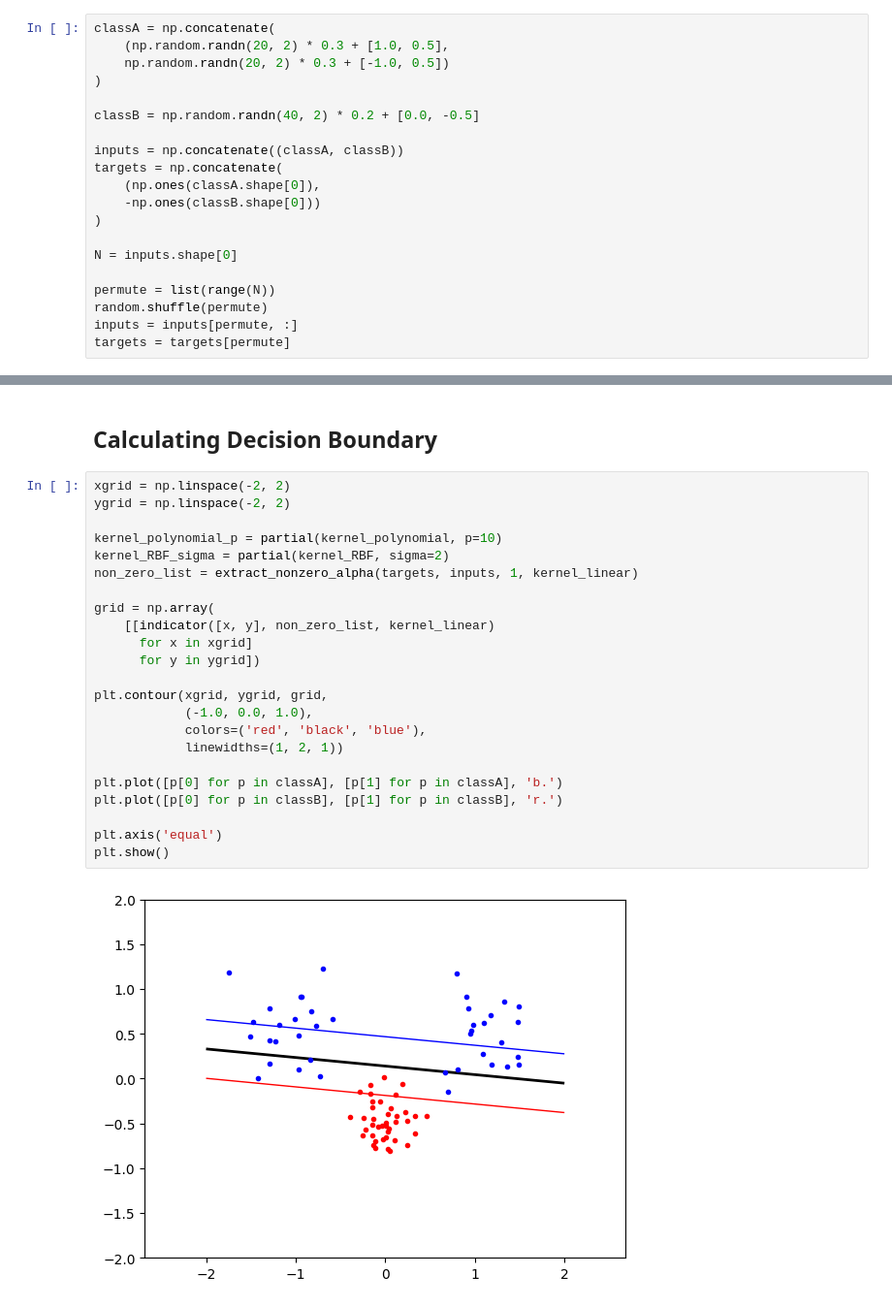
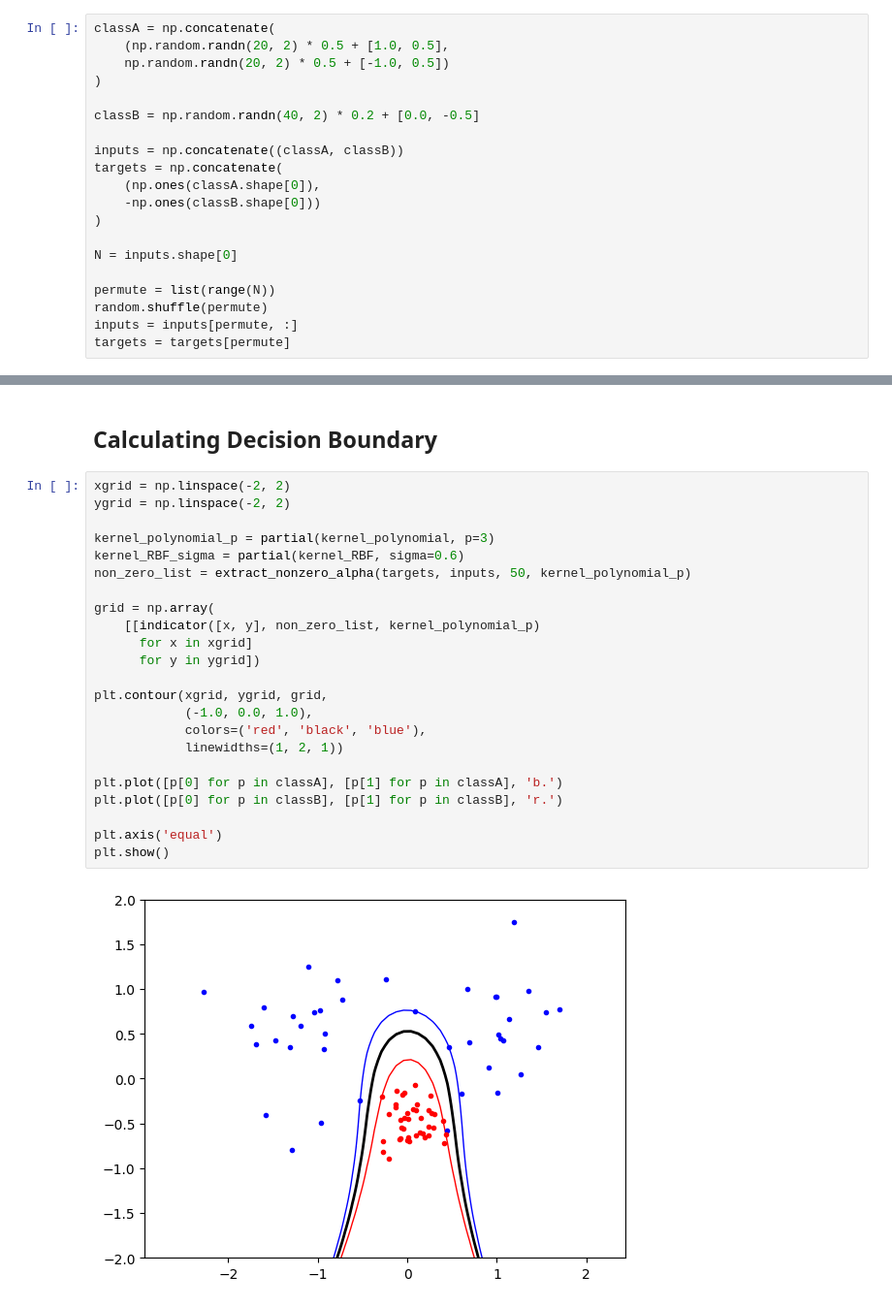
Before and after one commit to tsukimidaifuku/kth_machine_learning, a Jupyter notebook: Lab2/python/assignment.ipynb, the cells around one changed output, grey strips where cells are left out. Shown: that part at 97% size. Saved outputs shown, nothing was run; the diff lists cells and outputs as text.

```diff
--- a/Lab2/python/assignment.ipynb
+++ b/Lab2/python/assignment.ipynb
@@ -89,8 +89,8 @@ def indicator(x_data, non_zero_list, kernel):
 # np.random.seed(42)
 # %%
 classA = np.concatenate(
-    (np.random.randn(20, 2) * 0.3 + [1.0, 0.5],
-    np.random.randn(20, 2) * 0.3 + [-1.0, 0.5])
+    (np.random.randn(20, 2) * 0.5 + [1.0, 0.5],
+    np.random.randn(20, 2) * 0.5 + [-1.0, 0.5])
 )
 
 classB = np.random.randn(40, 2) * 0.2 + [0.0, -0.5]
@@ -145,25 +145,25 @@ array([[ 1.39481458, -0.12001188],
 # %%
 xgrid = np.linspace(-2, 2)
 ygrid = np.linspace(-2, 2)
 
-kernel_polynomial_p = partial(kernel_polynomial, p=10)
-kernel_RBF_sigma = partial(kernel_RBF, sigma=2)
-non_zero_list = extract_nonzero_alpha(targets, inputs, 1, kernel_linear)
+kernel_polynomial_p = partial(kernel_polynomial, p=3)
+kernel_RBF_sigma = partial(kernel_RBF, sigma=0.6)
+non_zero_list = extract_nonzero_alpha(targets, inputs, 50, kernel_polynomial_p)
 
 grid = np.array(
-    [[indicator([x, y], non_zero_list, kernel_linear)
+    [[indicator([x, y], non_zero_list, kernel_polynomial_p)
       for x in xgrid]
       for y in ygrid])
 
 plt.contour(xgrid, ygrid, grid,
             (-1.0, 0.0, 1.0),
             colors=('red', 'black', 'blue'),
             linewidths=(1, 2, 1))
 
 plt.plot([p[0] for p in classA], [p[1] for p in classA], 'b.')
 plt.plot([p[0] for p in classB], [p[1] for p in classB], 'r.')
 
 plt.axis('equal')
 plt.show()
 # %% [output]
-[figure, old version]
+[figure, new version]
```
Also changed, not shown: parts of 1 cell of this notebook, 16 other files.
